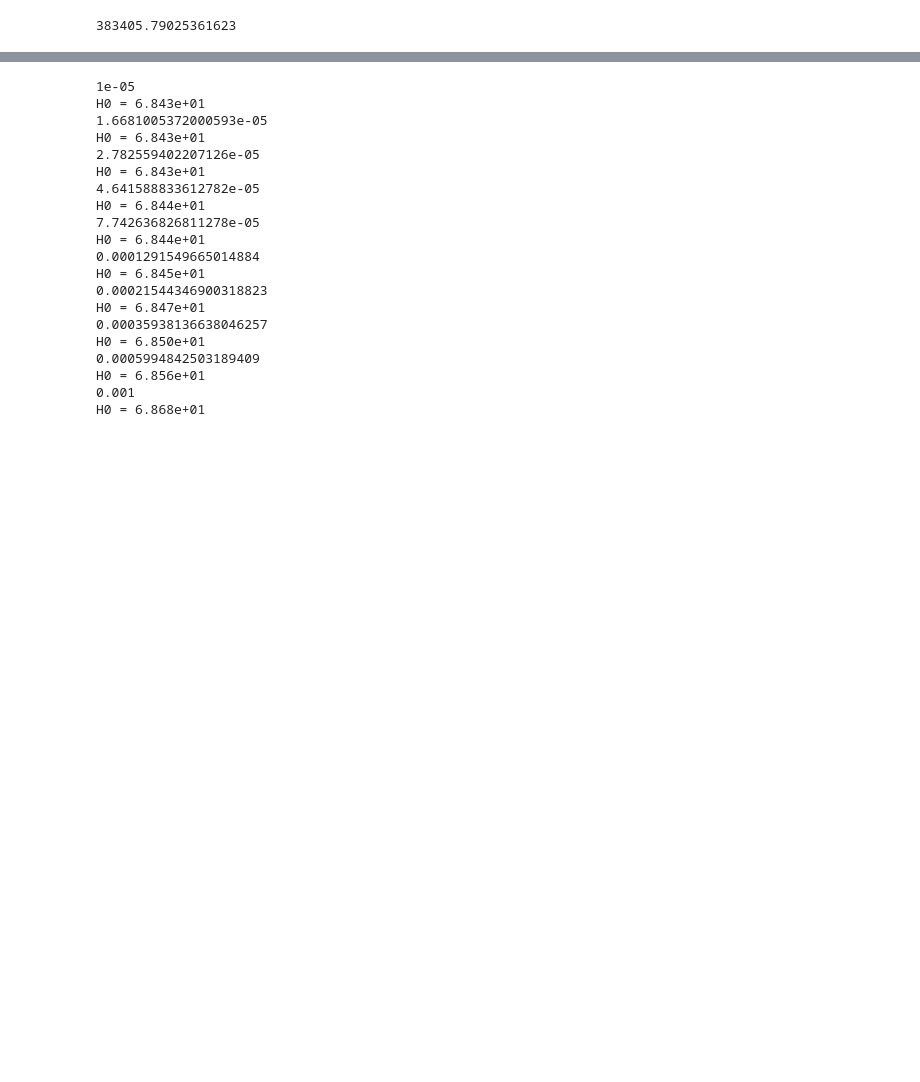
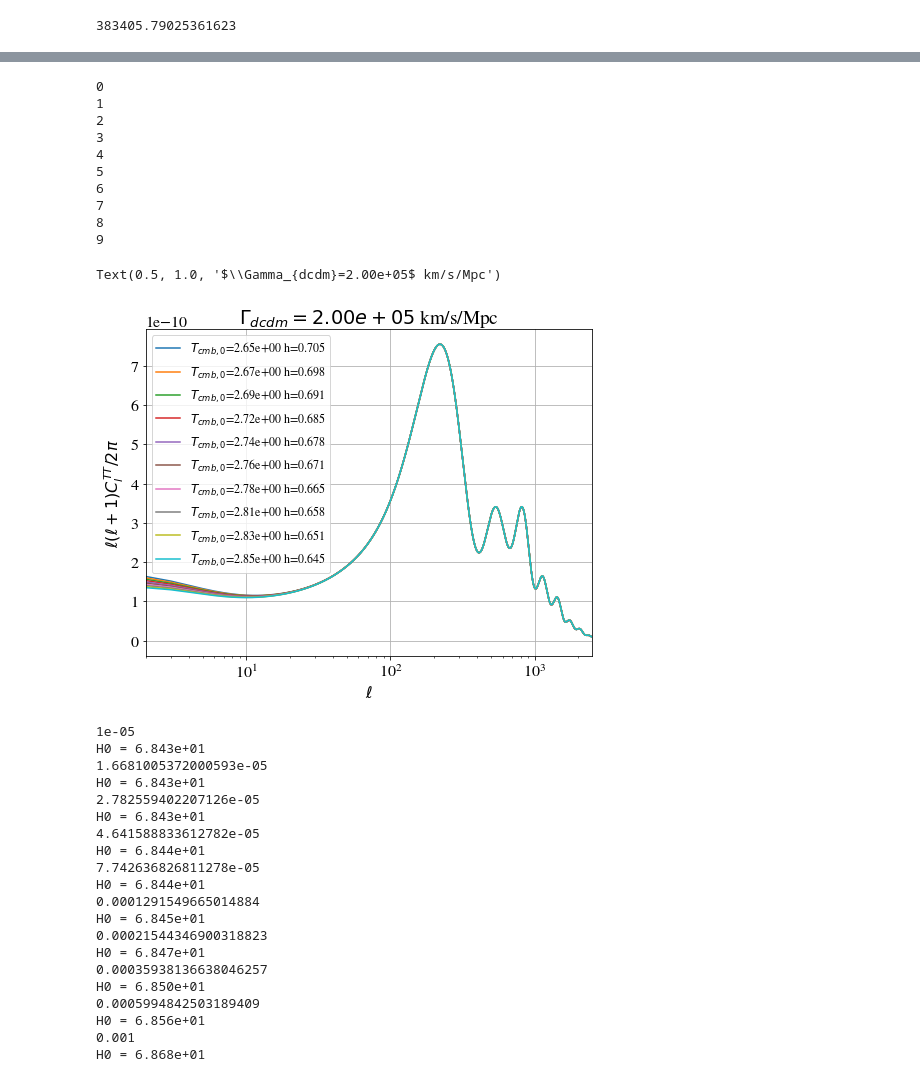
Before and after one commit to borisbolliet/class_dcdmsr, a Jupyter notebook: notebooks/cl_ST_DCDM_SR.ipynb, the cells around one changed output, grey strips where cells are left out. Saved outputs shown, nothing was run; the diff lists cells and outputs as text; code cells hidden in the pictures; blank space fills up the shorter version.

```diff
--- a/notebooks/cl_ST_DCDM_SR.ipynb
+++ b/notebooks/cl_ST_DCDM_SR.ipynb
@@ -64,3 +187,32 @@ Gamma_p
+# %%
+for (i,Tcmb_tilde) in enumerate(Tcmb_vals):
+    print(i)
+    plt.plot(ls[i],ls[i]*(ls[i]+1.)/2./np.pi*cls[i],
+                   label=r"$T_{cmb,0}$=%.2e h=%.3f"%(Tcmb_tilde,hs[i]))
+plt.xscale('log')
+plt.legend()
+# plt.yscale('linear')
+# plt.xlim(1e0,2e3)
+plt.xlim([2,2500])
+# plt.ylim([1.e-11,1e-9])
+plt.xlabel(r"$\ell$")
+plt.ylabel(r"$\ell (\ell+1) C_l^{TT} / 2 \pi $")
+plt.grid()
+plt.legend(fontsize=12)
+plt.title(r"$\Gamma_{dcdm}=%.2e$ km/s/Mpc"%Gamma_p)
+# %% [output]
+0
+1
+2
+3
+4
+5
+6
+7
+8
+9
+Text(0.5, 1.0, '$\\Gamma_{dcdm}=2.00e+05$ km/s/Mpc')
+[figure, added]
 # %%
 gamma_vals = [20000.,80000.,200000.]
 Om_dcdm_ini_vals = np.geomspace(1e-5,1e-3,10)
```
Also changed, not shown: parts of 3 cells of this notebook, 2 other files.
